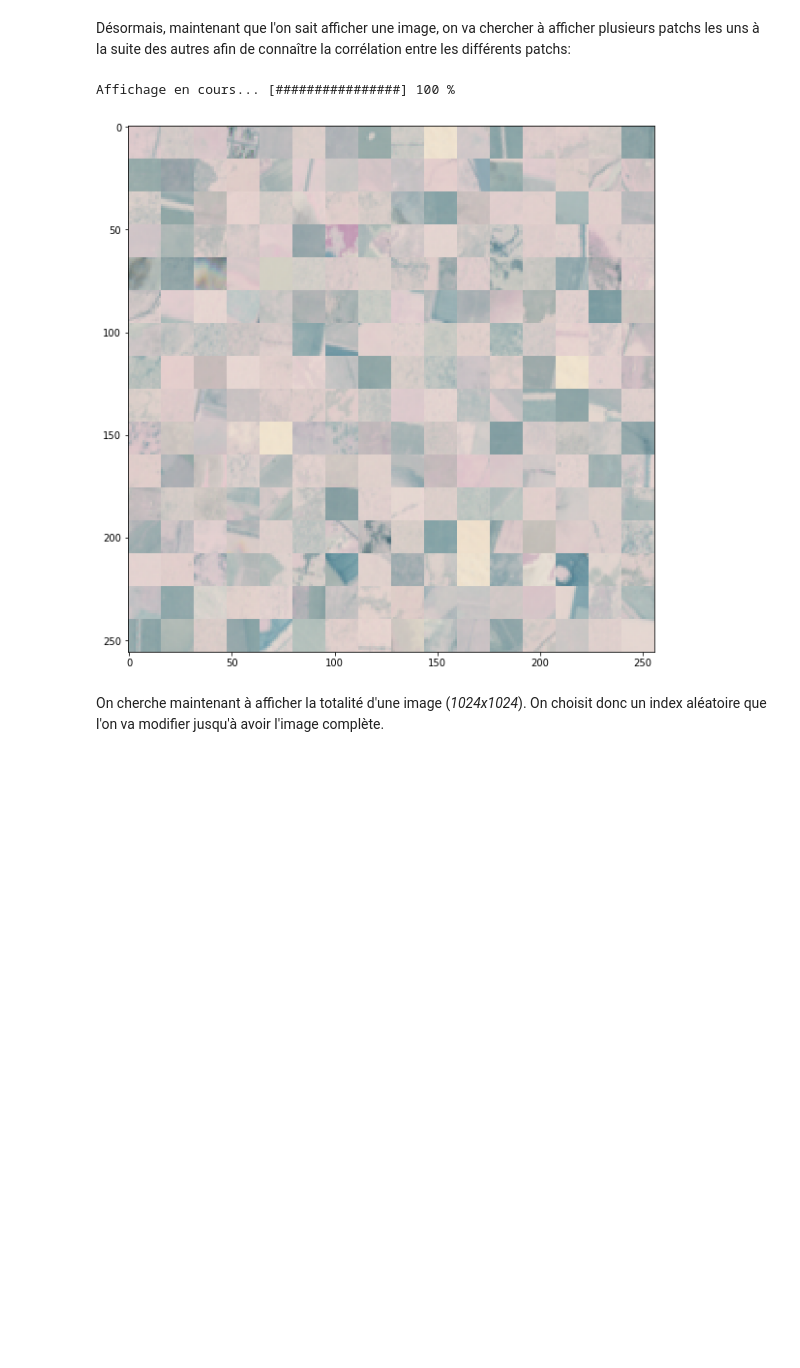
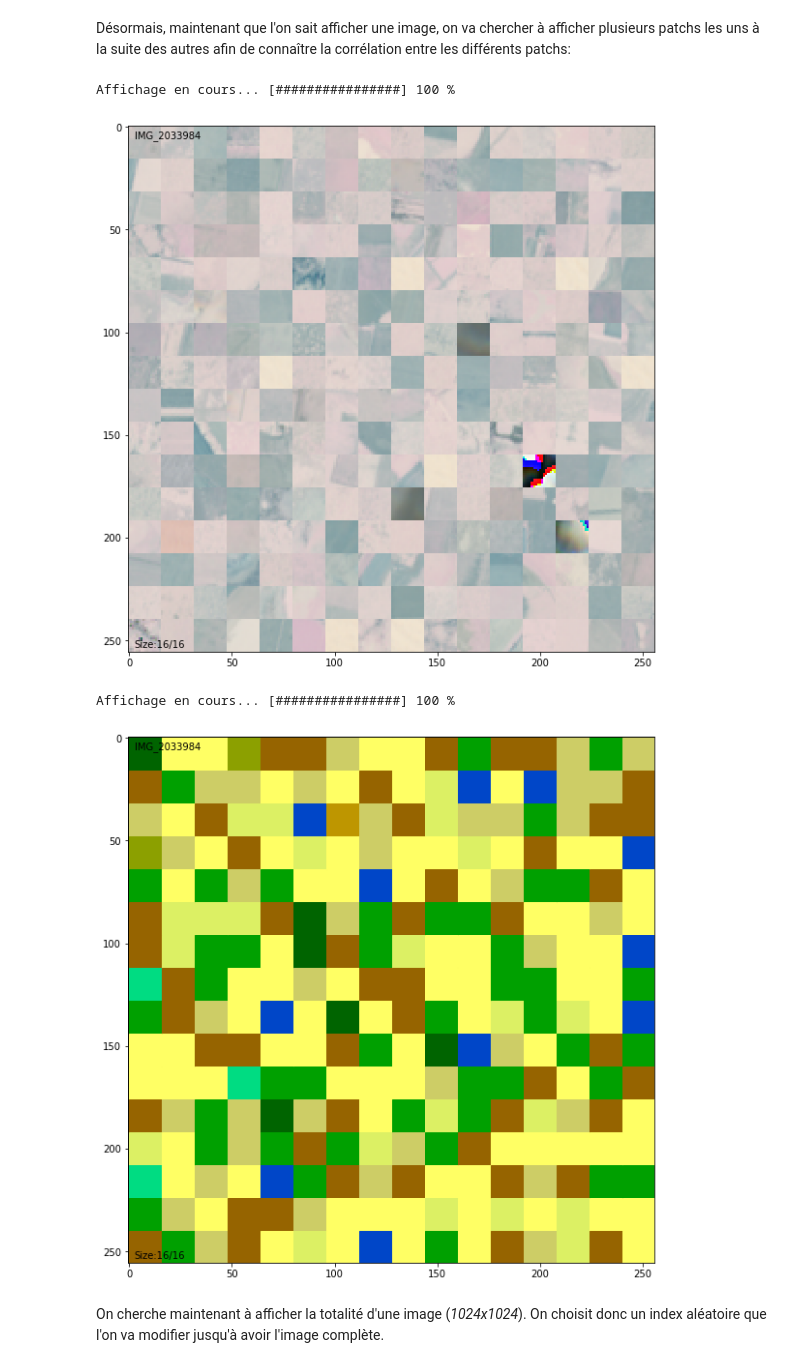
Before and after one commit to Rododindron/5tars-and-a-friend, a Jupyter notebook: Hackathon_Pineau.ipynb, the cells around one changed output. Drawn from its saved outputs; the diff is of its cells as text; code cells hidden in the pictures; blank space fills up the shorter version.

```diff
--- a/Hackathon_Pineau.ipynb
+++ b/Hackathon_Pineau.ipynb
@@ -206,14 +256,17 @@ def display_multiple_img(h5_path, m_idxs, show_lbl=False, show_ir=False, size=4)
 # %%
 random_idxs = np.zeros((16,16))
 
 for i in range(16):
     for j in range(16):
         random_idxs[i,j] = random.choice(idxs)
 
-display_multiple_img(PATH_DATA, random_idxs, show_lbl=False, show_ir=False, size=10)
+display_multiple_img(PATH_DATA, random_idxs, show = 'rgb', size=10)
+display_multiple_img(PATH_DATA, random_idxs, show = 'lbl', size=10)
 # %% [output]
 Affichage en cours... [################] 100 %
-[figure, old version]
+[figure, new version]
+Affichage en cours... [################] 100 %
+[figure, added]
 # %% [markdown]
 On cherche maintenant à afficher la totalité d'une image (_1024x1024_). On choisit donc un index aléatoire que l'on va modifier jusqu'à avoir l'image complète.
 # %%
```
Also changed, not shown: parts of 37 cells of this notebook.
